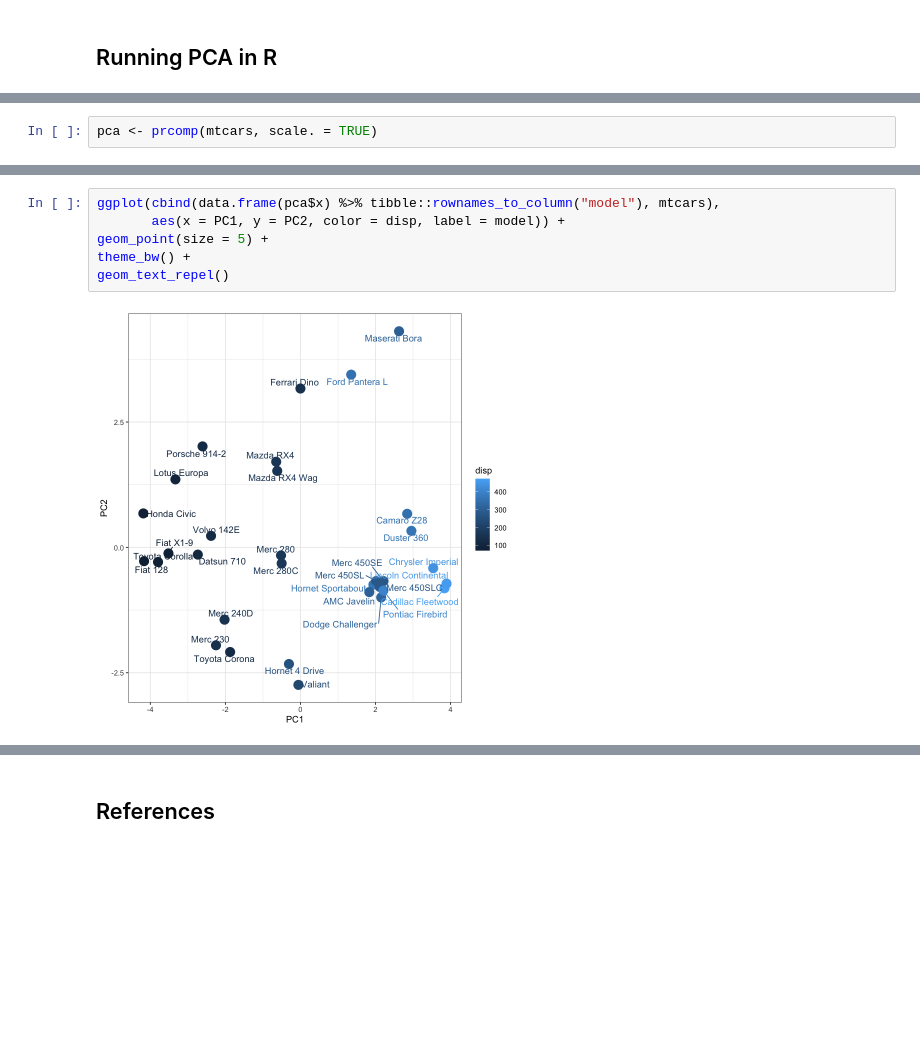
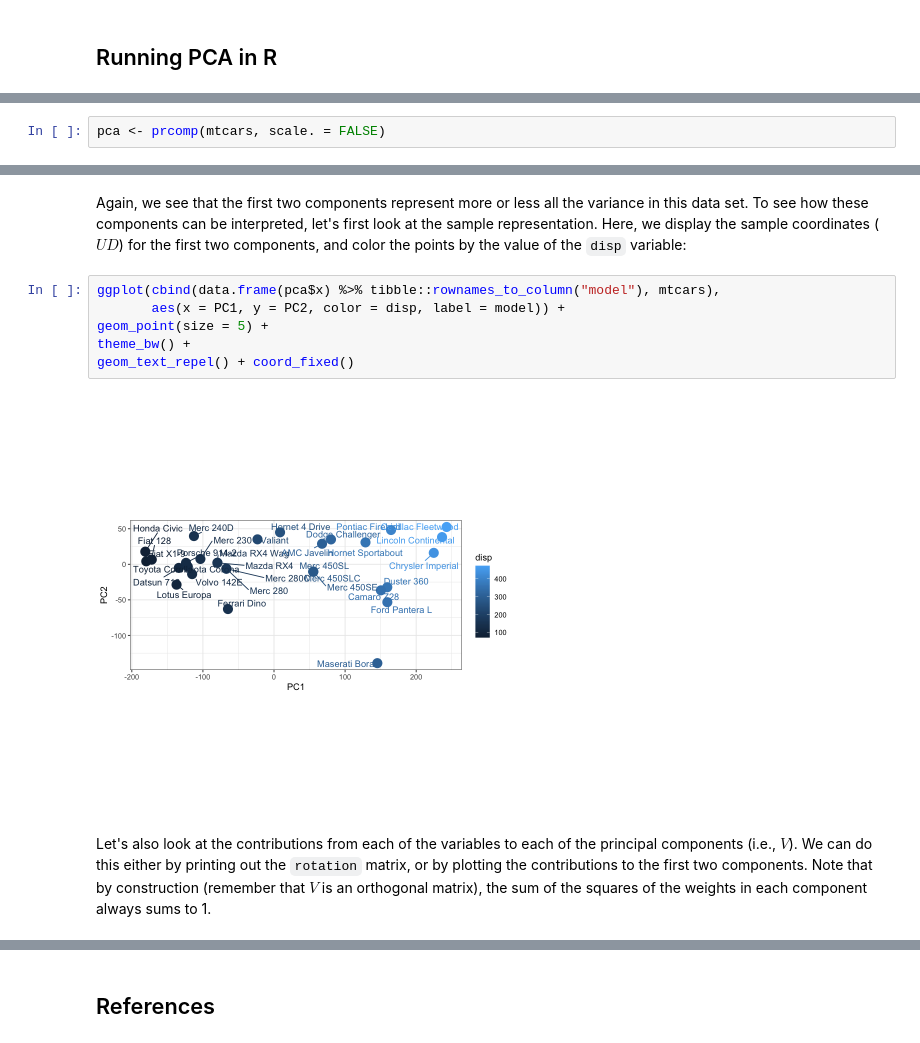
Before and after one commit to fmicompbio/PCA_intro2020, a Jupyter notebook: pca-intro.ipynb, the cells around one changed output, grey strips where cells are left out. Saved outputs shown, nothing was run; the diff lists cells and outputs as text; blank space fills up the shorter version.

```diff
--- a/pca-intro.ipynb
+++ b/pca-intro.ipynb
@@ -243,2 +251,2 @@ Let's start by looking at the arguments of `prcomp()`:
 # %%
-pca <- prcomp(mtcars, scale. = TRUE)
+pca <- prcomp(mtcars, scale. = FALSE)
@@ -257,11 +364,15 @@ Cumulative Proportion  0.98626 0.9933 0.99800 1.0000
+# %% [markdown]
+Again, we see that the first two components represent more or less all the variance in this data set. To see how these components can be interpreted, let's first look at the sample representation. Here, we display the sample coordinates ($UD$) for the first two components, and color the points by the value of the `disp` variable:
 # %%
 ggplot(cbind(data.frame(pca$x) %>% tibble::rownames_to_column("model"), mtcars),
        aes(x = PC1, y = PC2, color = disp, label = model)) +
 geom_point(size = 5) +
 theme_bw() +
-geom_text_repel()
+geom_text_repel() + coord_fixed()
 # %% [output]
-[figure, old version]
+[figure, new version]
+# %% [markdown]
+Let's also look at the contributions from each of the variables to each of the principal components (i.e., $V$). We can do this either by printing out the `rotation` matrix, or by plotting the contributions to the first two components. Note that by construction (remember that $V$ is an orthogonal matrix), the sum of the squares of the weights in each component always sums to 1.
 # %%
 pca$rotation
 # %% [output]
```
Also changed, not shown: parts of 41 cells of this notebook.
